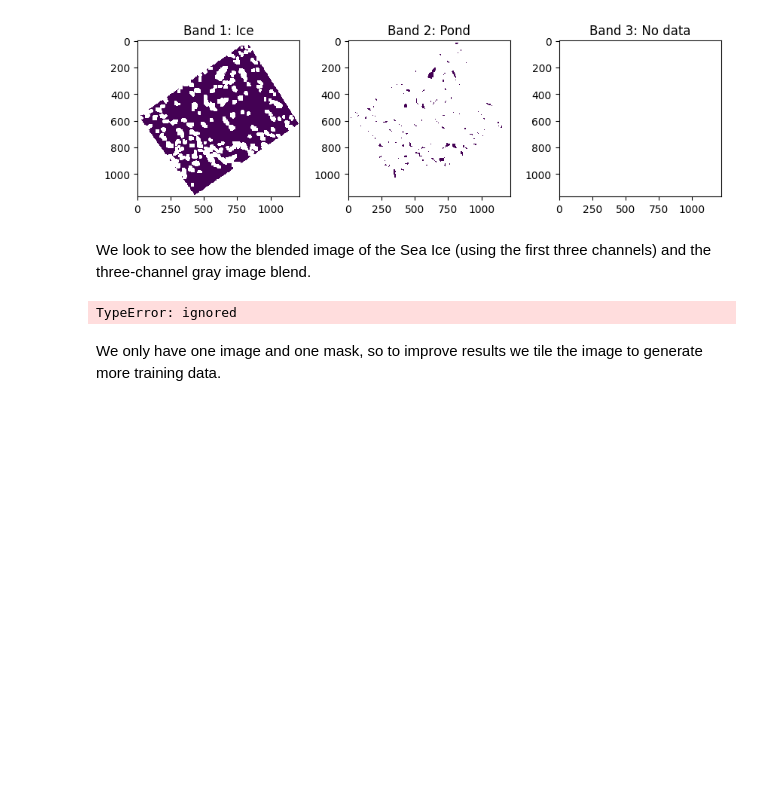
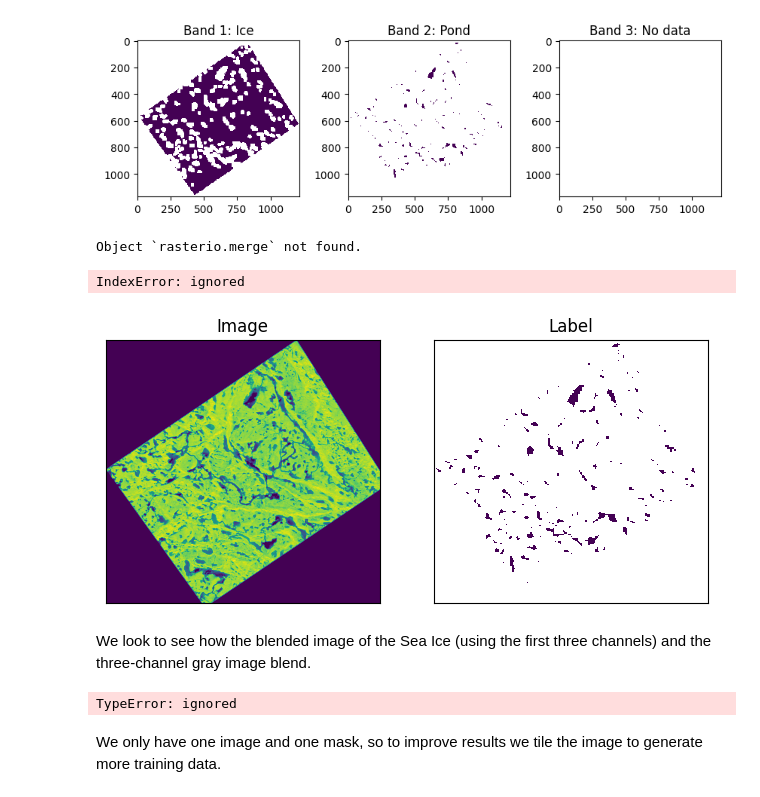
Before and after one commit to ShaleBale/SeaIce, a Jupyter notebook: sea_ice_test_SAM_Rasterio.ipynb, the cells around one changed output. Saved outputs shown, nothing was run; the diff lists cells and outputs as text; code cells hidden in the pictures; blank space fills up the shorter version.

```diff
--- a/sea_ice_test_SAM_Rasterio.ipynb
+++ b/sea_ice_test_SAM_Rasterio.ipynb
@@ -472,9 +501,55 @@ def plot_images_and_labels(img, label):
+# %%
+def plot_images_and_labels(img_path, label_path, band=1):
+    with rasterio.open(img_path) as src:
+        img = src.read(band)
+    with rasterio.open(label_path) as src:
+        label = src.read(2)
+
+    fig = plt.figure(figsize = (12, 4))
+
+    ax1 = fig.add_subplot(131)
+    ax1.imshow(img[:,:])
+    ax1.set_title("Image")
+    ax1.set_xticks([])
+    ax1.set_yticks([])
+
+    ax2 = fig.add_subplot(132)
+    ax2.imshow(label[:,:])
+    ax2.set_title("Label")
+    ax2.set_xticks([])
+    ax2.set_yticks([])
+
+    dst = rasterio.warp.reproject(img, label, src_crs=src.crs, src_transform=src.transform, dst_crs=src.crs, dst_shape=src.shape, resampling=rasterio.enums.Resampling.nearest)
+
+    label_np = features.geometry_mask([dst],
+                                       out_shape=img.shape,
+                                       transform=src.transform,
+                                       all_touched=True,
+                                       invert=True).astype(np.float32)
+
+
+    ax3 = fig.add_subplot(133)
+    ax3.imshow(label_np[:,:])
+    ax3.set_title("Overlay")
+    ax3.set_xticks([])
+    ax3.set_yticks([])
+
+    plt.show()
+# %%
+rasterio.merge?
+# %% [output]
+Object `rasterio.merge` not found.
+# %%
+plot_images_and_labels(img_path, new_mask_path)
+# %% [output]
+IndexError: ignored
+[figure, added]
 # %% [markdown]
 We look to see how the blended image of the Sea Ice (using the first three channels) and the three-channel gray image blend.
-# %%
-plot_images_and_labels(img[:,:, 0:3], band3_new_mask)
-# %% [output]
-TypeError: ignored
+# %%
+plot_images_and_labels(image_RGBN, pond_label)
+# %% [output]
+TypeError: ignored
 # %% [markdown]
 We only have one image and one mask, so to improve results we tile the image to generate more training data.
 # %%
```
Also changed, not shown: parts of 15 cells of this notebook.
